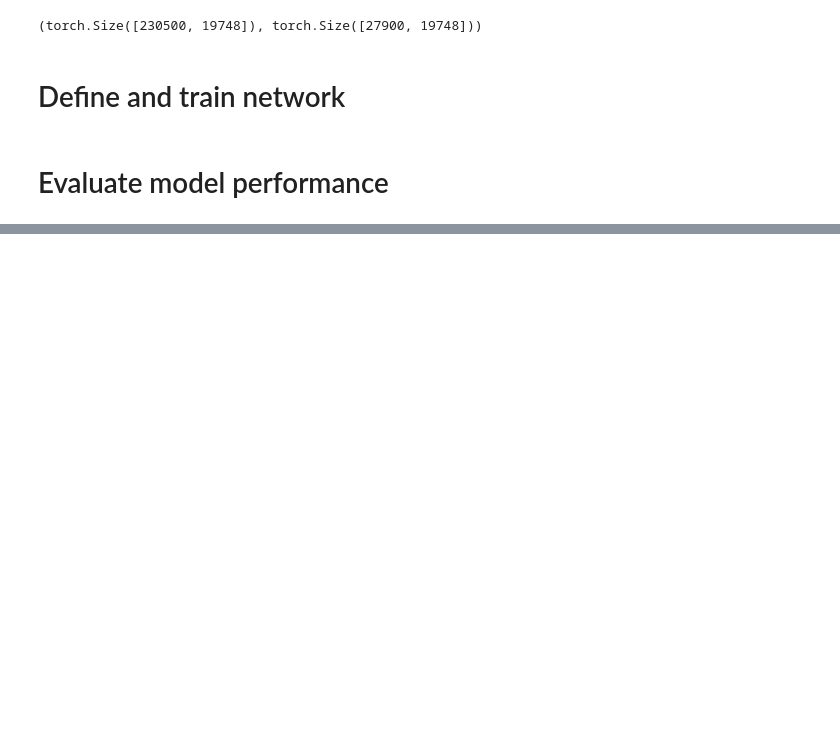
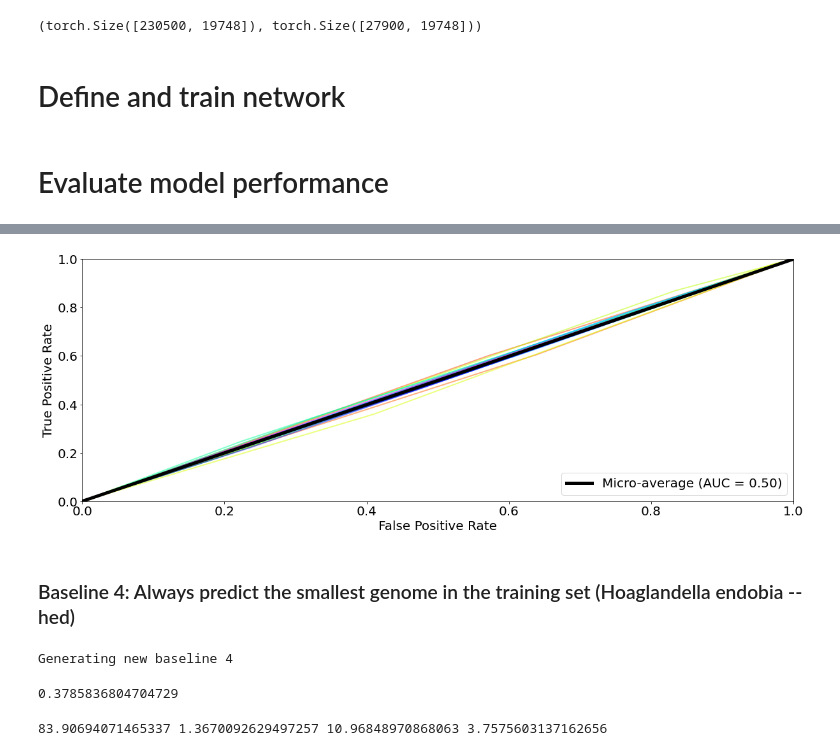
Before and after one commit to natasha-dudek/DeepGenomeVector, a Jupyter notebook: main.ipynb, the cells around one changed output, grey strips where cells are left out. Saved outputs shown, nothing was run; the diff lists cells and outputs as text; code cells hidden in the pictures; blank space fills up the shorter version.

```diff
--- a/main.ipynb
+++ b/main.ipynb
@@ -351,15 +338,0 @@ torch.save(model.state_dict(), "/Users/natasha/Desktop/model.pt")
-# %%
-# 1-10 modules per input genome: 0.74
-# 1 module per input genome: 0.64
-# 10 modules per input genome: 0.81
-
-n_features = int(corrupted_test.shape[1]/2)
-corrupted = corrupted_test[:,:n_features]
-uncorrupted = corrupted_test[:,n_features:]
-
-model.eval()
-with torch.no_grad():
-    pred = model.forward(corrupted)
-    f1 = trainable.f1_score(pred[0], uncorrupted, 0.5)
-
-print(f1)
@@ -375,0 +363,6 @@ if load_model:
+# %%
+model.eval()
+with torch.no_grad():
+    pred = model.forward(corrupted)[0].detach()
+
+binary_pred = evaluate.eval_binarize(pred, 0.5)
@@ -428,0 +493,30 @@ y_probas[:, i] False
+# %%
+# Plot ROC curve, generate AUC score (micro-average)
+num_features = int(corrupted_test.shape[1]/2)
+fig = data_viz.my_roc_curve(uncorrupted.numpy(), baseline3.numpy())
+# %% [output]
+[figure, added]
+# %% [markdown]
+### Baseline 4: Always predict the smallest genome in the training set (Hoaglandella endobia -- hed)
+# %%
+new = True
+
+if new:
+    print("Generating new baseline 4")
+    baseline4 = evaluate.baseline4(corrupted_train, corrupted_test, tla_to_tnum, org_to_kos, c_train_genomes)
+    torch.save(baseline4, "/Users/natasha/Desktop/baseline4.pt")
+else:
+    print("Loading previously made baseline 4")
+    baseline4 = torch.load("/Users/natasha/Desktop/baseline4.pt")
+# %% [output]
+Generating new baseline 4
+# %%
+f1 = sk.metrics.f1_score(uncorrupted, baseline4, zero_division=0, average='micro')
+f1
+# %% [output]
+0.3785836804704729
+# %%
+tns, fps, fns, tps, total = evaluate.glom_confusion(uncorrupted, baseline4)
+print(round(sum(tns)/total*100,2), round(sum(fps)/total*100,2), round(sum(fns)/total*100,2), round(sum(tps)/total*100,2))
+# %% [output]
+83.90694071465337 1.3670092629497257 10.96848970868063 3.7575603137162656
```
Also changed, not shown: parts of 46 cells of this notebook, 6 other files.
